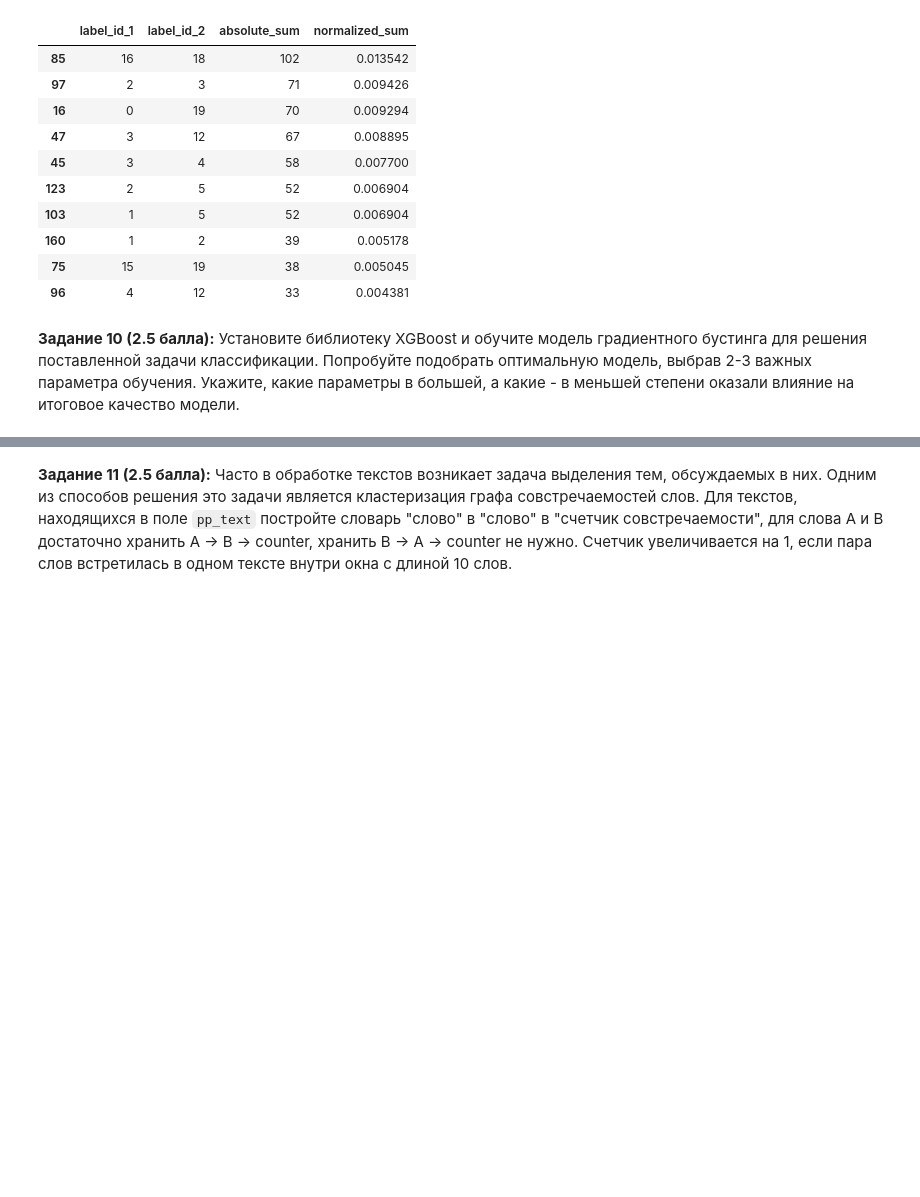
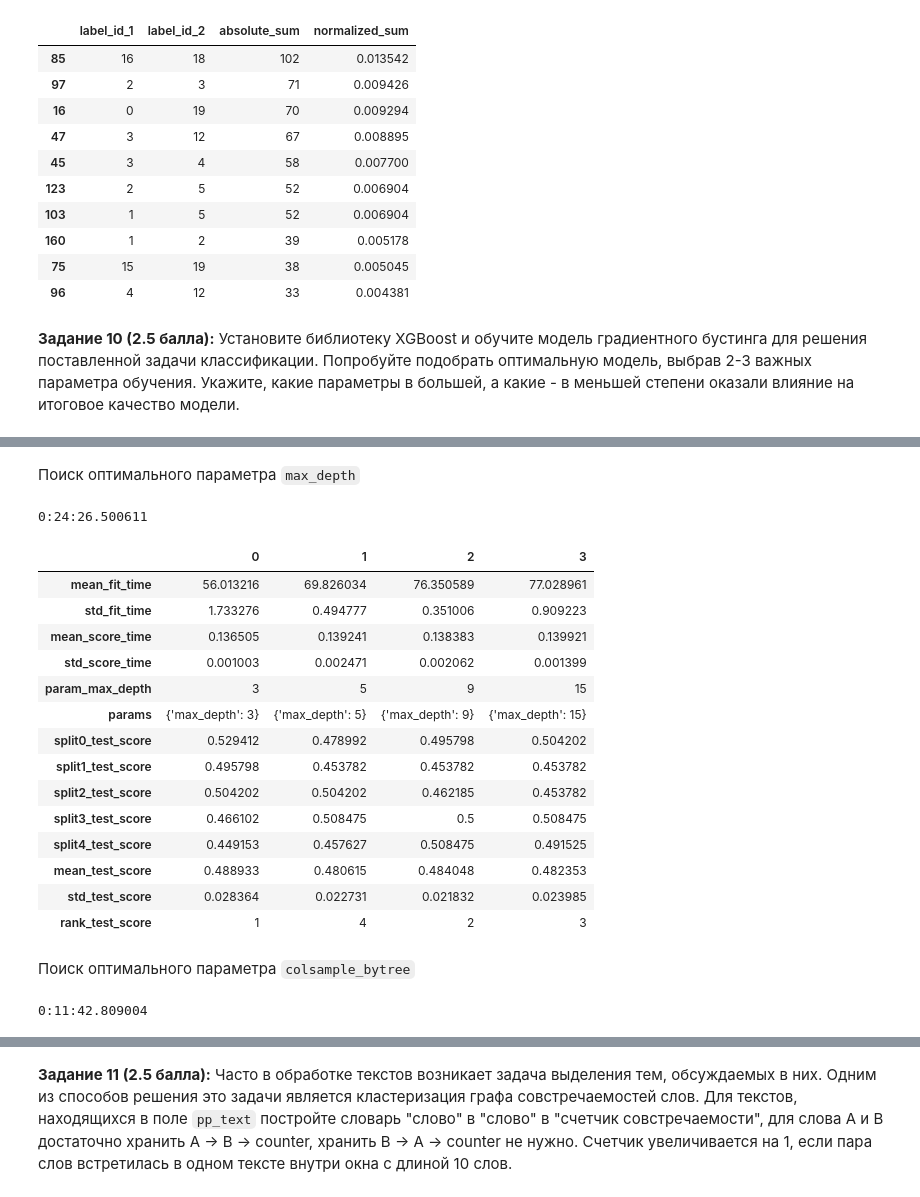
Before and after one commit to Laiser399/10s-Python-MLLabs, a Jupyter notebook: 03-data-ml.ipynb, the cells around one changed output, grey strips where cells are left out. Drawn from its saved outputs; the diff is of its cells as text; code cells hidden in the pictures; blank space fills up the shorter version.

```diff
--- a/03-data-ml.ipynb
+++ b/03-data-ml.ipynb
@@ -505,0 +603,40 @@ def task_10():
+# %% [markdown]
+Поиск оптимального параметра `max_depth`
+# %%
+max_depth_searcher = GridSearchCV(XGBClassifier(), {'max_depth': [3, 5, 9, 15]})
+
+start = datetime.now()
+max_depth_searcher.fit(x_train_sample, y_train_sample)
+end = datetime.now()
+print(end - start)
+# %% [output]
+0:24:26.500611
+# %%
+pd.DataFrame(max_depth_searcher.cv_results_).transpose()
+# %% [output]
+|  | 0 | 1 | 2 | 3 |
+| mean_fit_time | 56.013216 | 69.826034 | 76.350589 | 77.028961 |
+| std_fit_time | 1.733276 | 0.494777 | 0.351006 | 0.909223 |
+| mean_score_time | 0.136505 | 0.139241 | 0.138383 | 0.139921 |
+| std_score_time | 0.001003 | 0.002471 | 0.002062 | 0.001399 |
+| param_max_depth | 3 | 5 | 9 | 15 |
+| params | {'max_depth': 3} | {'max_depth': 5} | {'max_depth': 9} | {'max_depth': 15} |
+| split0_test_score | 0.529412 | 0.478992 | 0.495798 | 0.504202 |
+| split1_test_score | 0.495798 | 0.453782 | 0.453782 | 0.453782 |
+| split2_test_score | 0.504202 | 0.504202 | 0.462185 | 0.453782 |
+| split3_test_score | 0.466102 | 0.508475 | 0.5 | 0.508475 |
+| split4_test_score | 0.449153 | 0.457627 | 0.508475 | 0.491525 |
+| mean_test_score | 0.488933 | 0.480615 | 0.484048 | 0.482353 |
+| std_test_score | 0.028364 | 0.022731 | 0.021832 | 0.023985 |
+| rank_test_score | 1 | 4 | 2 | 3 |
+# %% [markdown]
+Поиск оптимального параметра `colsample_bytree`
+# %%
+colsample_bytree_searcher = GridSearchCV(XGBClassifier(), {'colsample_bytree': [0.1, 0.5, 0.9]})
+
+start = datetime.now()
+colsample_bytree_searcher.fit(x_train_sample, y_train_sample)
+end = datetime.now()
+print(end - start)
+# %% [output]
+0:11:42.809004
```
Also changed, not shown: parts of 81 cells of this notebook.
